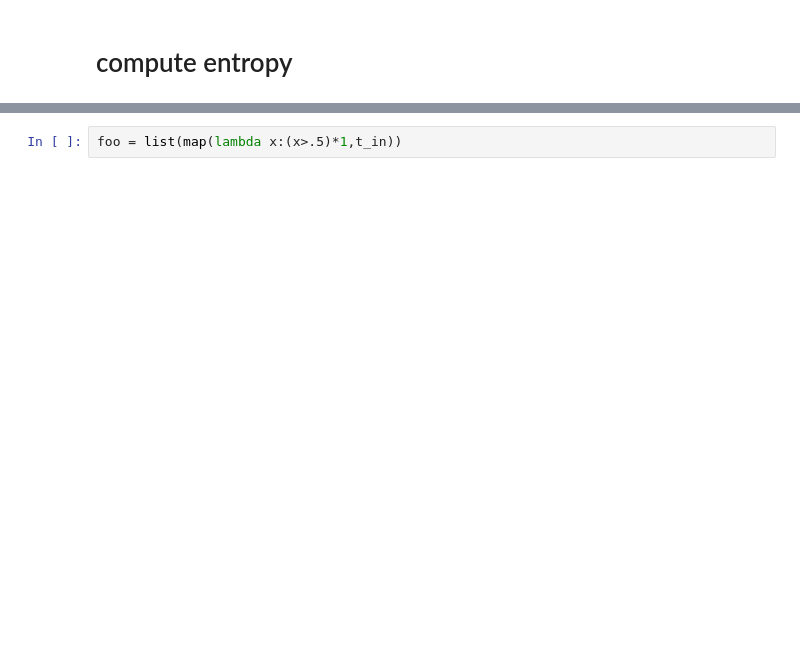
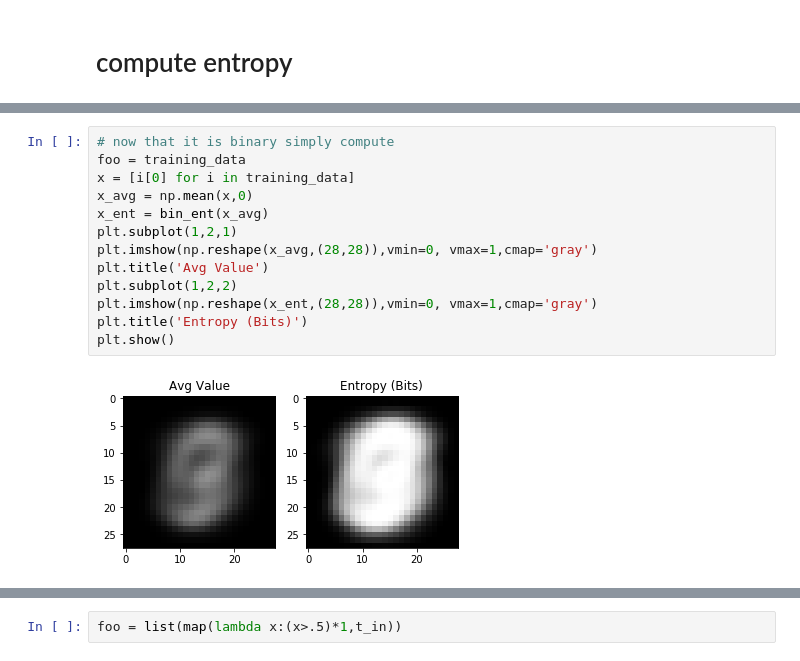
Before and after one commit to tmtadros24/EntropyInSpikingNNs, a Jupyter notebook: NN_play.ipynb, the cells around one changed output, grey strips where cells are left out. Cells and saved outputs as stored; diff of their text form; blank space fills up the shorter version.

```diff
--- a/NN_play.ipynb
+++ b/NN_play.ipynb
@@ -140 +172,16 @@ numpy.ndarray
+# %%
+# now that it is binary simply compute
+foo = training_data
+x = [i[0] for i in training_data]
+x_avg = np.mean(x,0)
+x_ent = bin_ent(x_avg)
+plt.subplot(1,2,1)
+plt.imshow(np.reshape(x_avg,(28,28)),vmin=0, vmax=1,cmap='gray')
+plt.title('Avg Value')
+plt.subplot(1,2,2)
+plt.imshow(np.reshape(x_ent,(28,28)),vmin=0, vmax=1,cmap='gray')
+plt.title('Entropy (Bits)')
+plt.show()
+# %% [output]
+[figure, added]
 # %%
```
Also changed, not shown: parts of 10 cells of this notebook.
